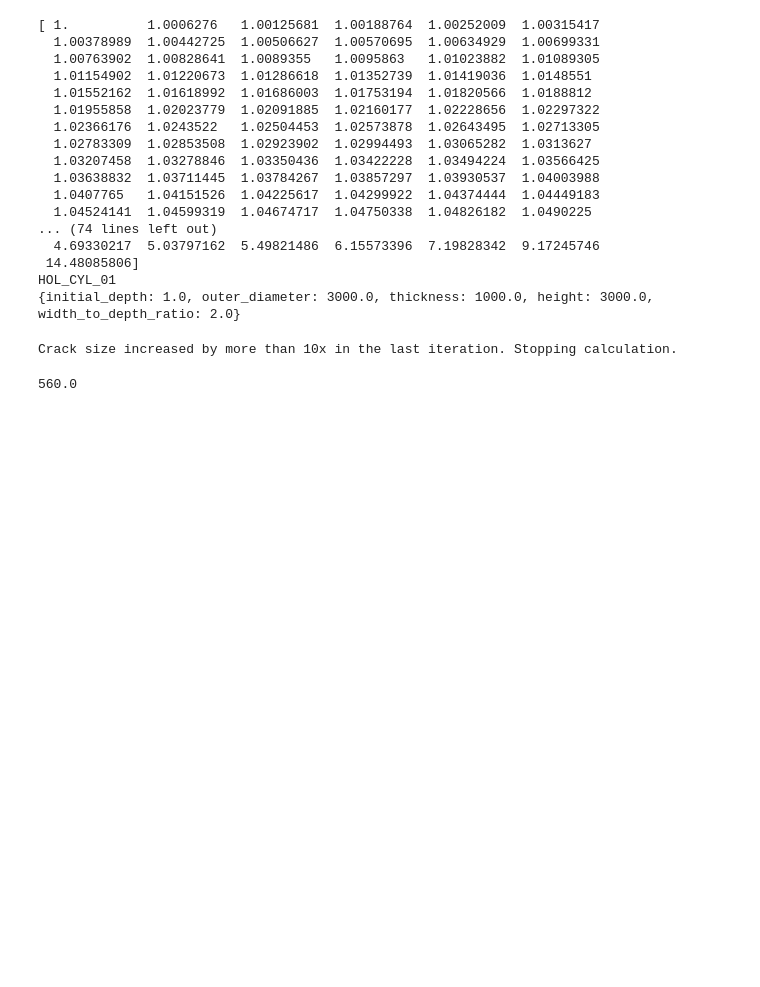
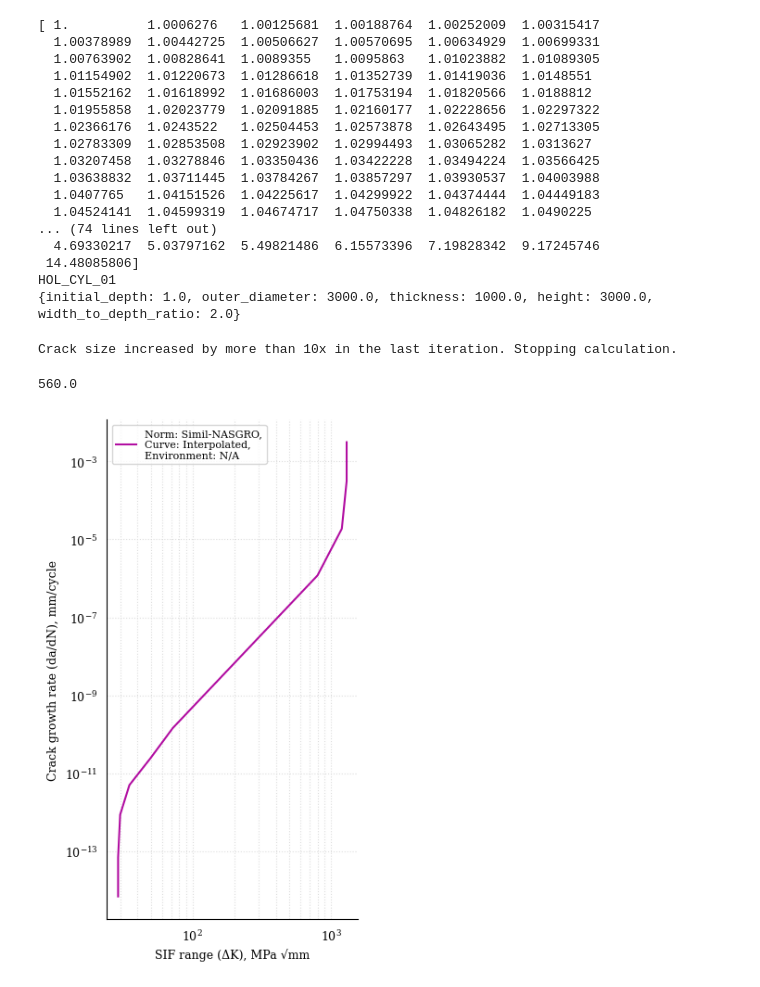
Before and after one commit to OWI-Lab/py_fatigue, a Jupyter notebook: notebooks/0.3.0 - PD.Crack-growth.Functional Tests.ipynb, the cells around one changed output. Drawn from its saved outputs; the diff is of its cells as text; code cells hidden in the pictures; blank space fills up the shorter version.

```diff
--- a/notebooks/0.3.0 - PD.Crack-growth.Functional Tests.ipynb
+++ b/notebooks/0.3.0 - PD.Crack-growth.Functional Tests.ipynb
@@ -344,3 +344,30 @@ Crack size increased by more than 10x in the last iteration. Stopping calculatio
 cg_ca.final_cycles
 # %% [output]
 560.0
+# %%
+knee_points = """
+   29, 6.93e-14
+   30, 8.64e-13
+   35, 4.98e-12
+   50, 2.50e-11
+   72, 1.44e-10
+  800, 1.18e-6
+1_200, 1.87e-5
+1_300, 3.10e-4
+"""
+# Convert the string data to a list of lists
+knee_points_list = [list(map(float, line.split(',')))
+                    for line in knee_points.strip().split('\n')]
+knee_points_list = np.array(knee_points_list)
+
+c_fkp = pf.ParisCurve.from_knee_points(knee_sif=knee_points_list[:,0],
+                                       knee_growth_rate=knee_points_list[:,1],
+                                       norm="Simil-NASGRO",
+                                       environment="N/A", curve="Interpolated")
+# Plotting
+fig, ax = plt.subplots(1,1)
+c_fkp.plot(fig=fig, ax=ax)
+ax.legend(prop={'size': 8})
+plt.show()
+# %% [output]
+[figure, added]
```
Also changed, not shown: parts of 4 cells of this notebook, 11 other files.
